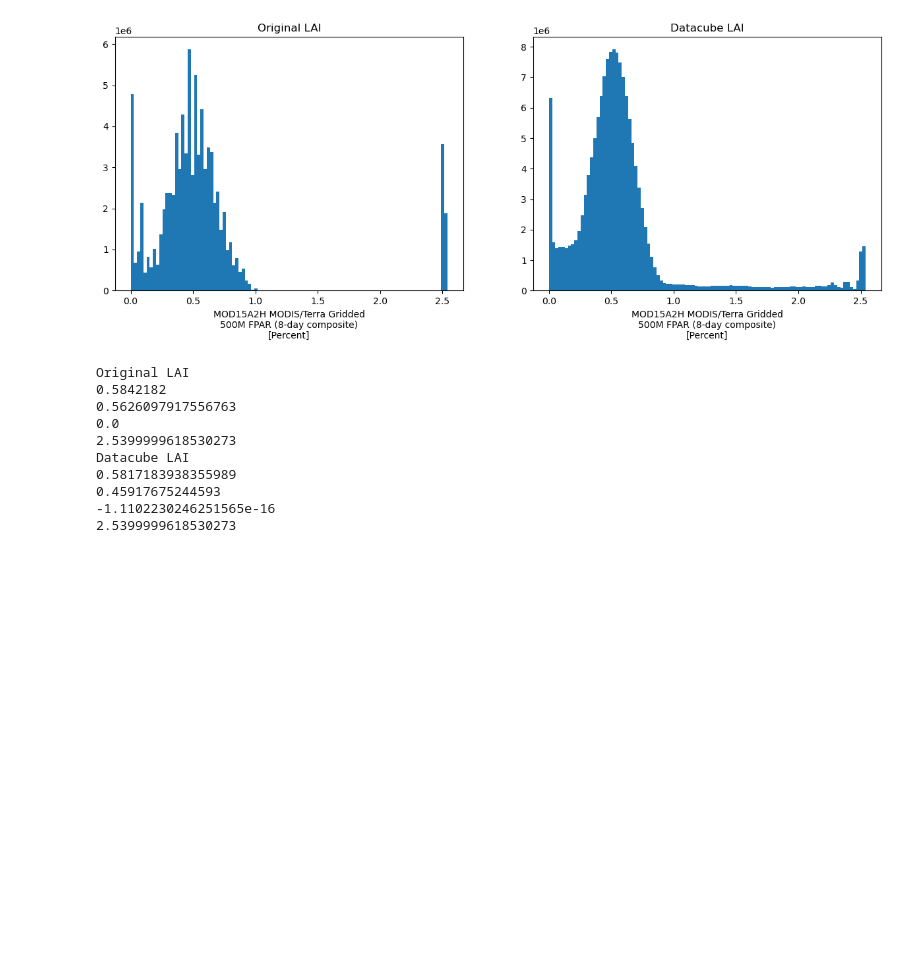
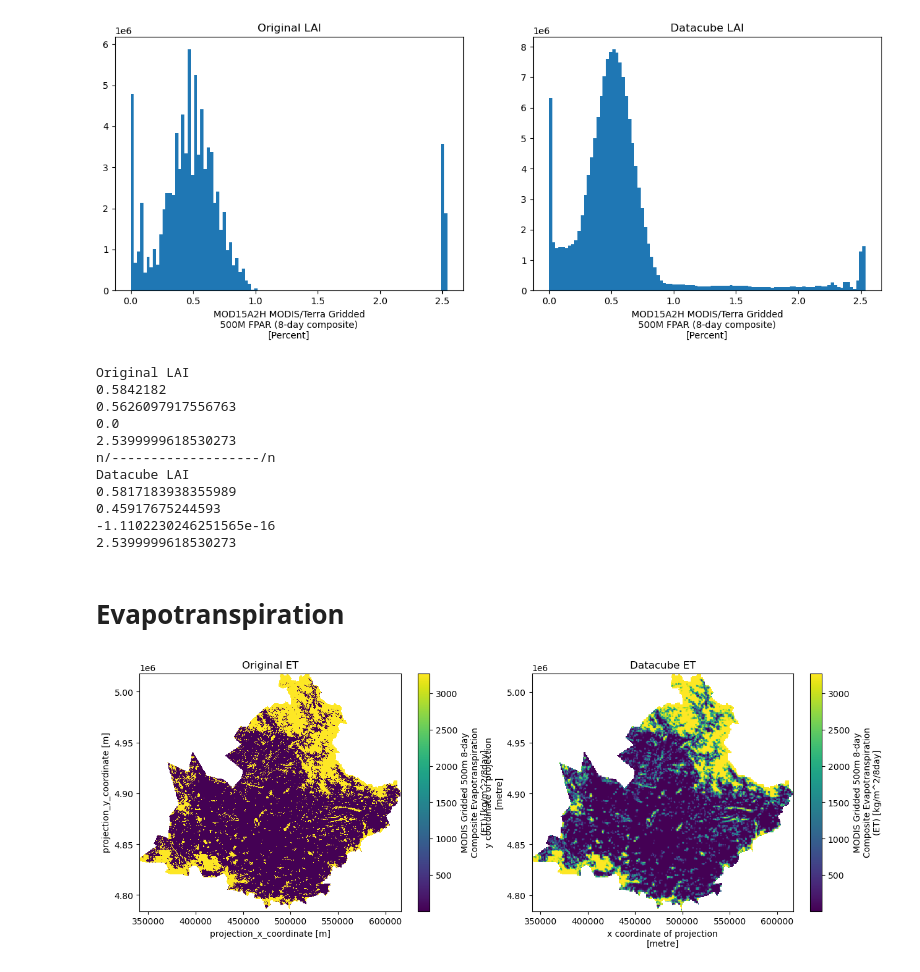
Before and after one commit to Sliders122/wildfire, a Jupyter notebook: src/Datacube_inspection.ipynb, the cells around one changed output. Drawn from its saved outputs; the diff is of its cells as text; code cells hidden in the pictures; blank space fills up the shorter version.

```diff
--- a/src/Datacube_inspection.ipynb
+++ b/src/Datacube_inspection.ipynb
@@ -91,7 +94,7 @@ print(lai_filter.mean().values)
 print(lai_filter.std().values)
 print(lai_filter.min().values)
 print(lai_filter.max().values)
-
+print('-------------------')
 print('Datacube LAI')
 print(datacube['Fpar_500m'].mean().values)
 print(datacube['Fpar_500m'].std().values)
@@ -103,8 +106,21 @@ Original LAI
 0.5626097917556763
 0.0
 2.5399999618530273
+n/-------------------/n
 Datacube LAI
 0.5817183938355989
 0.45917675244593
 -1.1102230246251565e-16
 2.5399999618530273
+# %% [markdown]
+# Evapotranspiration
+# %%
+# Plot the ET from the original dataset and the datacube
+fig, ax = plt.subplots(1, 2, figsize=(15, 5))
+evap_filter.sel(time='2019-01-01').plot(ax=ax[0])
+datacube['ET_500m'].sel(time='2019-01-01').plot(ax=ax[1])
+ax[0].set_title('Original ET')
+ax[1].set_title('Datacube ET')
+plt.show()
+# %% [output]
+[figure, added]
```
Also changed, not shown: parts of 5 cells of this notebook.
